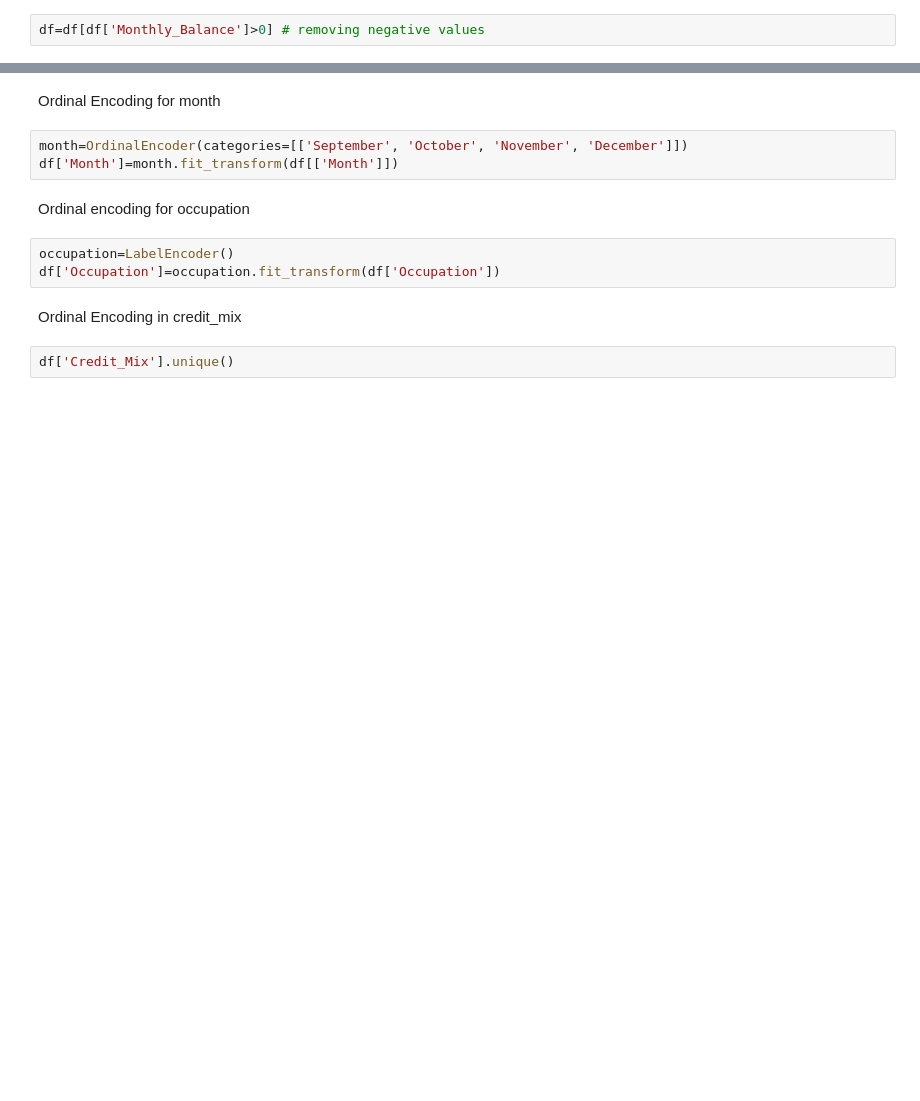
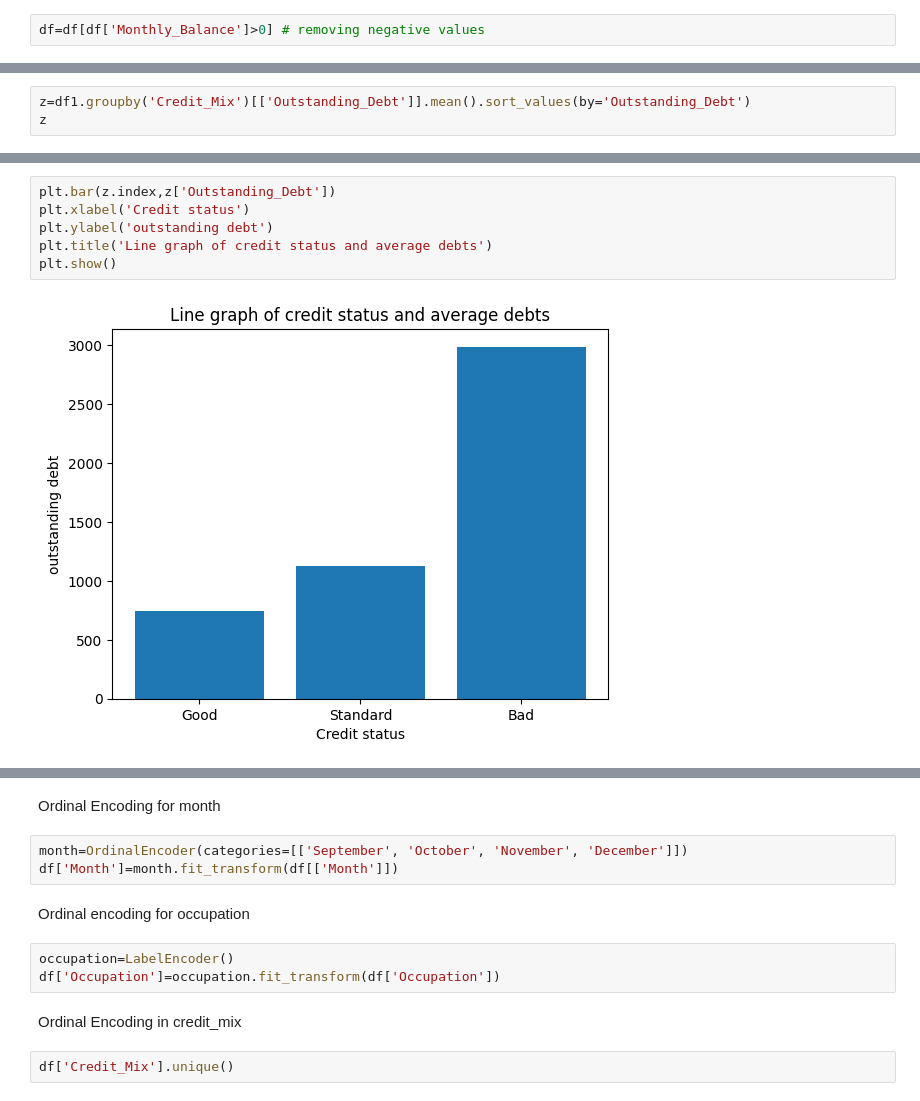
Before and after one commit to Anson369/Credit-card-status-prediction, a Jupyter notebook: credit_score.ipynb, the cells around one changed output, grey strips where cells are left out. Cells and saved outputs as stored; diff of their text form; blank space fills up the shorter version.

```diff
--- a/credit_score.ipynb
+++ b/credit_score.ipynb
@@ -189,0 +217,3 @@ df=df[df['Monthly_Balance']>0] # removing negative values
+# %%
+z=df1.groupby('Credit_Mix')[['Outstanding_Debt']].mean().sort_values(by='Outstanding_Debt')
+z
@@ -189,0 +226,8 @@ df=df[df['Monthly_Balance']>0] # removing negative values
+# %%
+plt.bar(z.index,z['Outstanding_Debt'])
+plt.xlabel('Credit status')
+plt.ylabel('outstanding debt')
+plt.title('Line graph of credit status and average debts')
+plt.show()
+# %% [output]
+[figure, added]
```
Also changed, not shown: parts of 26 cells of this notebook, 1 other file.
